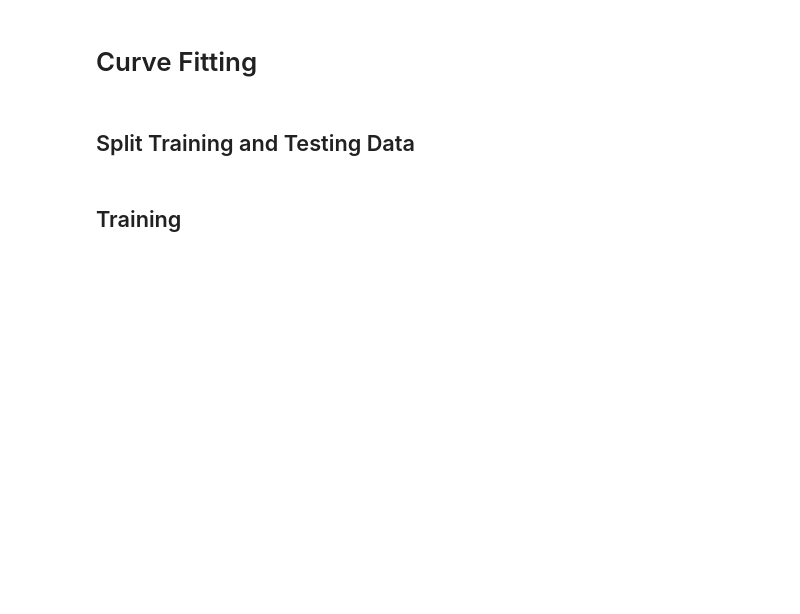
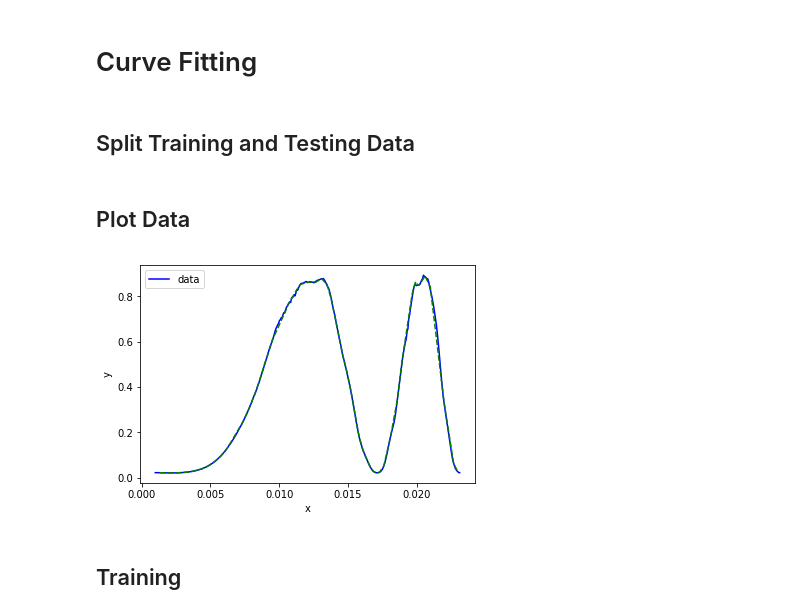
Before and after one commit to KeyiT/polarization-calibration, a Jupyter notebook: current_power_fitting.ipynb, the cells around one changed output. Saved outputs shown, nothing was run; the diff lists cells and outputs as text; code cells hidden in the pictures; blank space fills up the shorter version.

Commit message:
develop: add notebook for new data

```diff
--- a/current_power_fitting.ipynb
+++ b/current_power_fitting.ipynb
@@ -59,6 +39,20 @@ x_train, x_test, y_train, y_test = model_selection.train_test_split(current, top
 # %%
 yy_train = np.arccos(y_train * 2 - 1)
 yy_test = np.arccos(y_test * 2 - 1)
+# %% [markdown]
+## Plot Data
+# %%
+sort_indices_train = np.argsort(x_train)
+sort_indices_test = np.argsort(x_test)
+
+plt.plot(x_train[sort_indices_train], y_train[sort_indices_train], 'b-', label='data')
+plt.plot(x_test[sort_indices_test], y_test[sort_indices_test], 'g--')
+plt.xlabel('x')
+plt.ylabel('y')
+plt.legend()
+plt.show()
+# %% [output]
+[figure, added]
 # %% [markdown]
 ## Training
 # %% [markdown]
```
Also changed, not shown: parts of 1 cell of this notebook, 3 other files.
